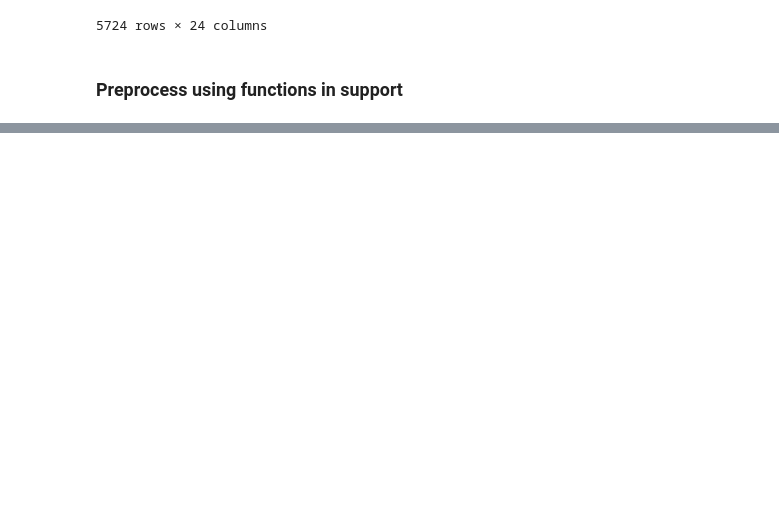
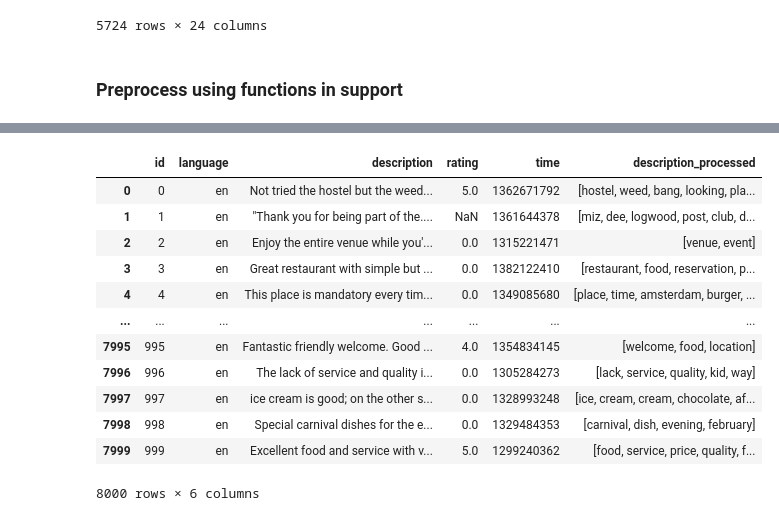
Before and after one commit to GianRomani/Notes, a Jupyter notebook: Preprocessing.ipynb, the cells around one changed output, grey strips where cells are left out. Drawn from its saved outputs; the diff is of its cells as text; code cells hidden in the pictures; blank space fills up the shorter version.

```diff
--- a/Preprocessing.ipynb
+++ b/Preprocessing.ipynb
@@ -409,0 +501,3 @@ data
+# %%
+tourpedia_dataset = "/content/drive/MyDrive/Tesi/tourpedia.csv"
+tourpedia_dataset_preprocessed = "/content/drive/MyDrive/Tesi/tourpedia_preprocessed.csv"
@@ -409,0 +667,2 @@ data
+# %%
+data_tourpedia = pd.read_csv(tourpedia_dataset)
@@ -409,0 +700,16 @@ data
+# %%
+data_tourpedia
+# %% [output]
+|  | id | language | description | rating | time | description_processed |
+| 0 | 0 | en | Not tried the hostel but the weed... | 5.0 | 1362671792 | [hostel, weed, bang, looking, pla... |
+| 1 | 1 | en | "Thank you for being part of the.... | NaN | 1361644378 | [miz, dee, logwood, post, club, d... |
+| 2 | 2 | en | Enjoy the entire venue while you'... | 0.0 | 1315221471 | [venue, event] |
+| 3 | 3 | en | Great restaurant with simple but ... | 0.0 | 1382122410 | [restaurant, food, reservation, p... |
+| 4 | 4 | en | This place is mandatory every tim... | 0.0 | 1349085680 | [place, time, amsterdam, burger, ... |
+| ... | ... | ... | ... | ... | ... | ... |
+| 7995 | 995 | en | Fantastic friendly welcome. Good ... | 4.0 | 1354834145 | [welcome, food, location] |
+| 7996 | 996 | en | The lack of service and quality i... | 0.0 | 1305284273 | [lack, service, quality, kid, way] |
+| 7997 | 997 | en | ice cream is good; on the other s... | 0.0 | 1328993248 | [ice, cream, cream, chocolate, af... |
+| 7998 | 998 | en | Special carnival dishes for the e... | 0.0 | 1329484353 | [carnival, dish, evening, february] |
+| 7999 | 999 | en | Excellent food and service with v... | 5.0 | 1299240362 | [food, service, price, quality, f... |
+8000 rows × 6 columns
```
Also changed, not shown: parts of 48 cells of this notebook, 1 other file.
